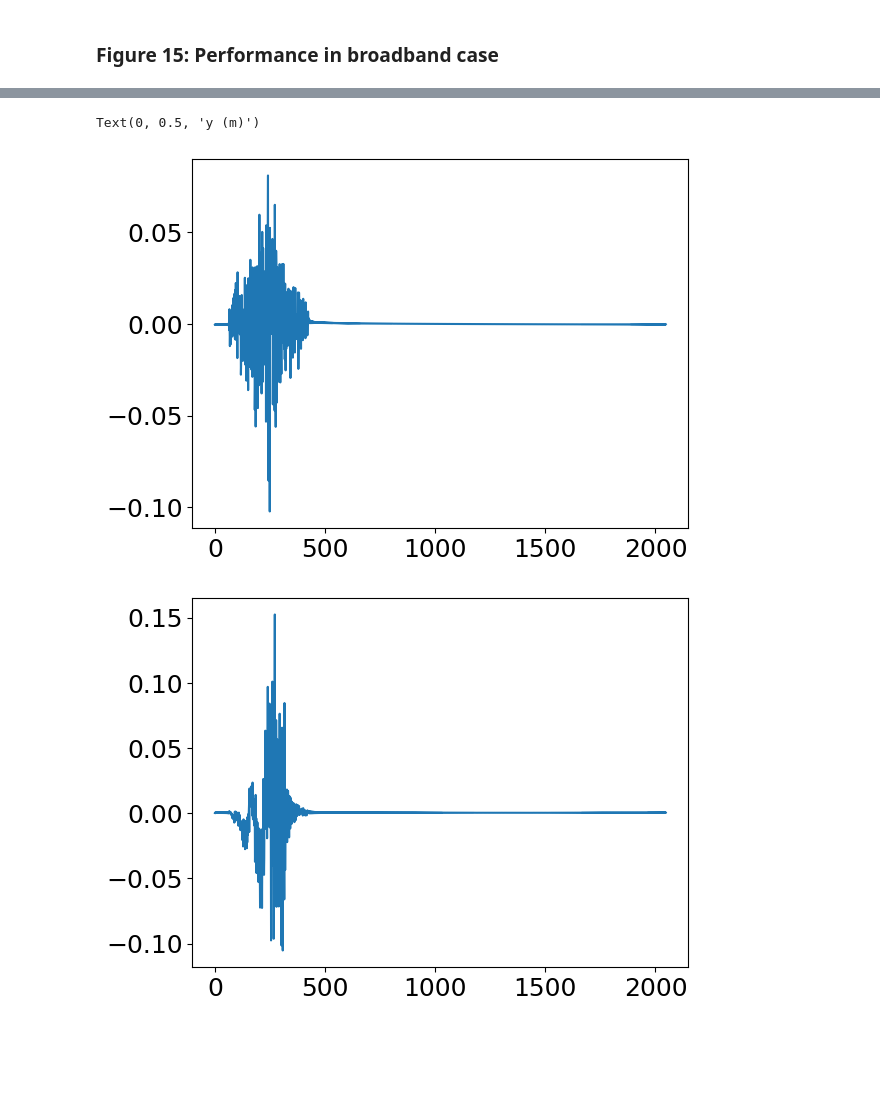
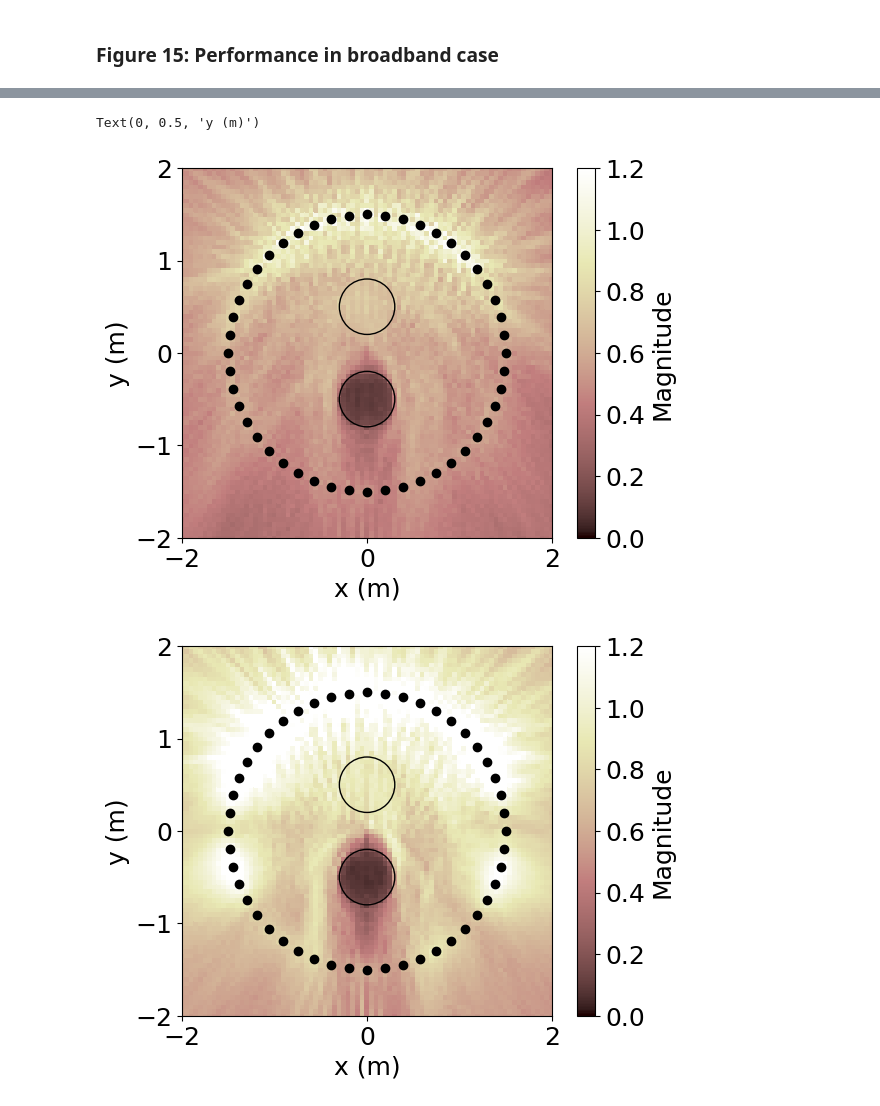
Before and after one commit to sh01k/AmplitudeMatching, a Jupyter notebook: Sect-VI-B.ipynb, the cells around one changed output, grey strips where cells are left out. Cells and saved outputs as stored; diff of their text form; code cells hidden in the pictures; blank space fills up the shorter version.

```diff
--- a/Sect-VI-B.ipynb
+++ b/Sect-VI-B.ipynb
@@ -93,7 +87,7 @@ plt.show()
 ### Figures 12, 13, and 14: Time-domain filters and their magnitude and pahse responses
 # %%
 """Parameters"""
-numFreq = 16384 #1024 #
+numFreq = 1024 #set to 16384 for reproducing Figs. 12, 13, and 14, but it requires long time
 freqVec = np.linspace(0, 8000, numFreq+1)[1:]
 k = 2.0 * np.pi * freqVec / c # Wave number
 
@@ -101,8 +95,6 @@ idxEval = 10 # Loudspeaker index used for evaluation
 
 # Transfer Function Matrices
 G = sf.TransFuncMat(posSPK, posCP, k[:,None,None])
-#GU = sf.TransFuncMat(posSPK, posCP_U, k[:,None,None]) # For upper target region
-#GL = sf.TransFuncMat(posSPK, posCP_L, k[:,None,None]) # For lower target region
 
 # Regularization parameter
 U, s, V = np.linalg.svd(np.transpose(G.conj(),(0,2,1)) @ G)
@@ -277,21 +240,22 @@ filterLen (diff):  179
 """Compute filters"""
 filterLen = 220
 
-smplShift = int( filterLen/2 ) #int( filterLen/2 - (idxPeak_l2 - fftlen/2) )
-print("smplShift: ", smplShift)
+pwavAM_ADMM_l2 = 10*np.log10( np.sum( np.abs(sigAM_ADMM_l2)**2, axis=1 ))
+idxPeak_l2 = np.argmax( pwavAM_ADMM_l2 ) # Peak index
+smplShift_l2 = int( filterLen/2 + (fftlen/2 - idxPeak_l2) )
 filterAM_ADMM_l2 = np.fft.ifft(specAM_ADMM_l2.conj(), n=fftlen, axis=0).real
-filterAM_ADMM_l2 = np.concatenate( (filterAM_ADMM_l2[fftlen-smplShift:fftlen,:], filterAM_ADMM_l2[:filterLen-smplShift,:]) )
+filterAM_ADMM_l2 = np.concatenate( (filterAM_ADMM_l2[fftlen-smplShift_l2:fftlen,:], filterAM_ADMM_l2[:filterLen-smplShift_l2,:]) )
 
-smplShift = int( filterLen/2 ) #int( filterLen/2 - (idxPeak_diff - fftlen/2) )
-print("smplShift: ", smplShift)
+pwavAM_ADMM_diff = 10*np.log10( np.sum( np.abs(sigAM_ADMM_diff)**2, axis=1 ) )
+idxPeak_diff = np.argmax( pwavAM_ADMM_diff ) # Peak index
+smplShift_diff = int( filterLen/2 + (fftlen/2 - idxPeak_diff) )
 filterAM_ADMM_diff = np.fft.ifft(specAM_ADMM_diff.conj(), n=fftlen, axis=0).real
-filterAM_ADMM_diff = np.concatenate( (filterAM_ADMM_diff[fftlen-smplShift:fftlen,:], filterAM_ADMM_diff[:filterLen-smplShift,:]) )
+filterAM_ADMM_diff = np.concatenate( (filterAM_ADMM_diff[fftlen-smplShift_diff:fftlen,:], filterAM_ADMM_diff[:filterLen-smplShift_diff,:]) )
 
 # Plot filter
 fig, ax = plt.subplots(figsize=(10,4))
 ax.plot(filterAM_ADMM_l2[:,idxEval])
 ax.set_xlim(0,filterLen)
-ax.set_ylim(-1.5,1.5)
 plt.grid()
 plt.xlabel('Sample')
 plt.ylabel('Amplitude')
@@ -299,7 +263,6 @@ plt.ylabel('Amplitude')
 fig, ax = plt.subplots(figsize=(10,4))
 ax.plot(filterAM_ADMM_diff[:,idxEval])
 ax.set_xlim(0,filterLen)
-ax.set_ylim(-1.5,1.5)
 plt.grid()
 plt.xlabel('Sample')
 plt.ylabel('Amplitude')
@@ -313,7 +274,6 @@ smplShift:  110
 # %%
 """Synthesized sound field"""
-fftlen = 2048
-smplShift = int(fftlen/2)
+fftlen = 1024
 numFreq = int(fftlen/2)
 freqVec_syn = np.linspace(0, 8000, numFreq+1)[1:]
 k = 2.0 * np.pi * freqVec_syn / c # Wave number
@@ -323,47 +283,39 @@ fltspecAM_ADMM_l2 = np.fft.fft(filterAM_ADMM_l2, n=fftlen, axis=0)[1:int(fftlen/
 synspecAM_ADMM_l2, _ = sf.SynthSoundField(posSim, posSPK, fltspecAM_ADMM_l2.conj(), numSim, k)
 synspecAM_ADMM_l2 = np.concatenate( (np.zeros((1,numSim[0]*numSim[1])), synspecAM_ADMM_l2, synspecAM_ADMM_l2[int(fftlen/2)-2::-1,:].conj()) )
 synAM_ADMM_l2 = np.fft.ifft(synspecAM_ADMM_l2.conj(), n=fftlen, axis=0).real
-synpwAM_ADMM_l2 = np.sqrt( np.sum(np.abs(synAM_ADMM_l2)**2, axis=0) / synAM_ADMM_l2.shape[0] )
-synpwAM_ADMM_l2_XY = synpwAM_ADMM_l2.reshape(numSim[0], numSim[1])
+synampAM_ADMM_l2 = np.sqrt( np.sum(np.abs(synAM_ADMM_l2)**2, axis=0) )
+synampAM_ADMM_l2_XY =  synampAM_ADMM_l2.reshape(numSim[0], numSim[1])
 
 # AM w/ differential-norm penalty
 fltspecAM_ADMM_diff = np.fft.fft(filterAM_ADMM_diff, n=fftlen, axis=0)[1:int(fftlen/2)+1,:]
 synspecAM_ADMM_diff, _= sf.SynthSoundField(posSim, posSPK, fltspecAM_ADMM_diff.conj(), numSim, k)
 synspecAM_ADMM_diff = np.concatenate( (np.zeros((1,numSim[0]*numSim[1])), synspecAM_ADMM_diff, synspecAM_ADMM_diff[int(fftlen/2)-2::-1,:].conj()) )
 synAM_ADMM_diff = np.fft.ifft(synspecAM_ADMM_diff.conj(), n=fftlen, axis=0).real
-synpwAM_ADMM_diff = np.sqrt( np.sum(np.abs(synAM_ADMM_diff)**2, axis=0) / synAM_ADMM_diff.shape[0] )
-synpwAM_ADMM_diff_XY = synpwAM_ADMM_diff.reshape(numSim[0], numSim[1])
+synampAM_ADMM_diff = np.sqrt( np.sum(np.abs(synAM_ADMM_diff)**2, axis=0) )
+synampAM_ADMM_diff_XY = synampAM_ADMM_diff.reshape(numSim[0], numSim[1])
 
 fig, ax = plt.subplots()
-ax.plot(synAM_ADMM_l2[:,0])
-
-fig, ax = plt.subplots()
-ax.plot(synAM_ADMM_diff[:,0])
-
-fig, ax = plt.subplots()
-#color = ax.pcolor(xSim, ySim, synpwAM_ADMM_l2_XY, cmap='pink', vmin=0.0, vmax=1.2)
-color = ax.pcolor(xSim, ySim, synpwAM_ADMM_l2_XY, cmap='pink')
+color = ax.pcolor(xSim, ySim, synampAM_ADMM_l2_XY, cmap='pink', vmin=0.0, vmax=1.2)
 sf.plotCircles(ax, centCP, radCP)
 ax.scatter(posSPK[:,0], posSPK[:,1], color="k")
 ax.axis([posSim[:,0].min(), posSim[:,0].max(), posSim[:,1].min(), posSim[:,1].max()])
 ax.set_aspect('equal')
 cbar=plt.colorbar(color)
 cbar.set_label('Magnitude')
 plt.xlabel('x (m)')
 plt.ylabel('y (m)')
 
 fig, ax = plt.subplots()
-#color = ax.pcolor(xSim, ySim, synpwAM_ADMM_diff_XY, cmap='pink', vmin=0.0, vmax=1.2)
-color = ax.pcolor(xSim, ySim, synpwAM_ADMM_diff_XY, cmap='pink')
+color = ax.pcolor(xSim, ySim, synampAM_ADMM_diff_XY, cmap='pink', vmin=0.0, vmax=1.2)
 sf.plotCircles(ax, centCP, radCP)
 ax.scatter(posSPK[:,0], posSPK[:,1], color="k")
 ax.axis([posSim[:,0].min(), posSim[:,0].max(), posSim[:,1].min(), posSim[:,1].max()])
 ax.set_aspect('equal')
 cbar=plt.colorbar(color)
 cbar.set_label('Magnitude')
 plt.xlabel('x (m)')
 plt.ylabel('y (m)')
 # %% [output]
 Text(0, 0.5, 'y (m)')
-[figure, old version]
+[figure, new version]
-[figure, old version]
+[figure, new version]
```
Also changed, not shown: parts of 8 cells of this notebook, 1 other file.
